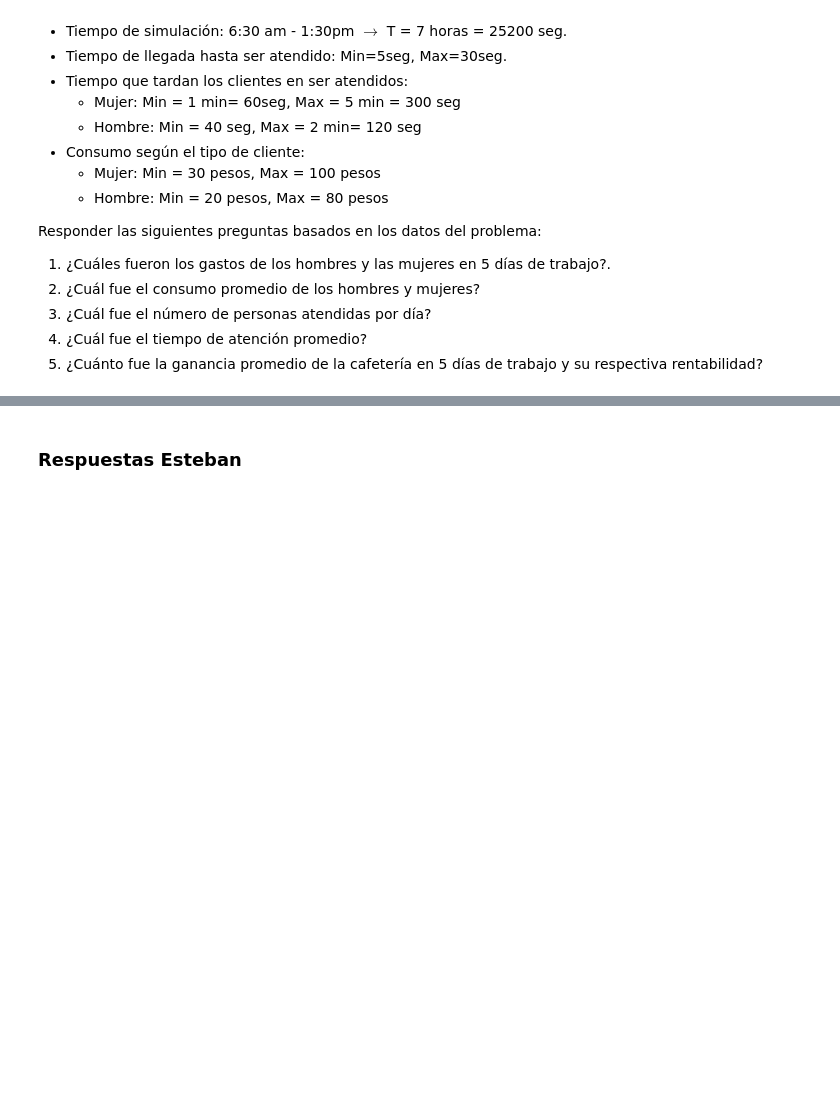
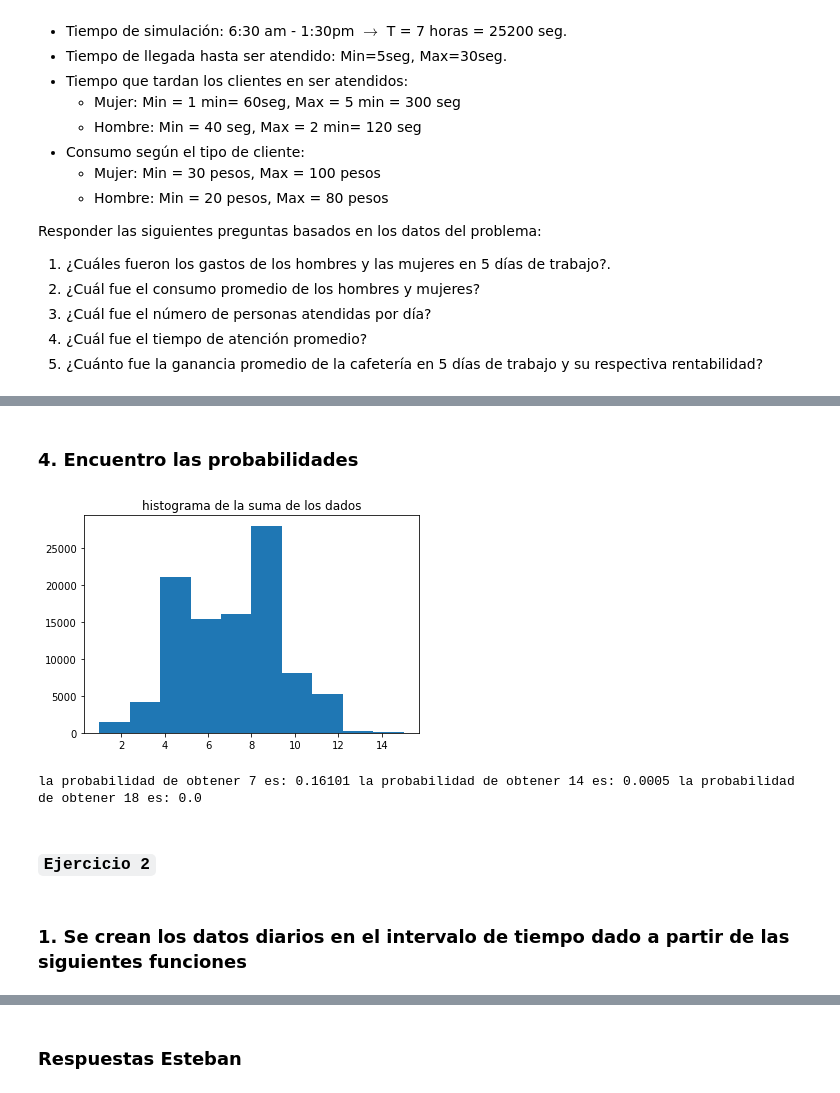
Before and after one commit to JuanPablo2019/Tarea4_SPF, a Jupyter notebook: Tarea4.ipynb, the cells around one changed output, grey strips where cells are left out. Cells and saved outputs as stored; diff of their text form; code cells hidden in the pictures; blank space fills up the shorter version.

Commit message:
ejercicios de  Juan Pablo

```diff
--- a/Tarea4.ipynb
+++ b/Tarea4.ipynb
@@ -74,0 +86,9 @@ C_hombre_min = 20; C_hombre_max = 80
+# %%
+def juego(N):
+    x = np.zeros((N,3))
+    def hist(i):
+        nonlocal x
+        x[i]=[np.random.randint(1,7,size=1,dtype=int),st.binom(n=5, p=0.5).rvs(size=1),st.binom(n=5, p=0.2).rvs(size=1)]
+
+    [hist(i) for i in range(N)]
+    return x
@@ -74,0 +97,3 @@ C_hombre_min = 20; C_hombre_max = 80
+# %%
+N = 100000
+matrix=juego(N)
@@ -74,0 +102,4 @@ C_hombre_min = 20; C_hombre_max = 80
+# %%
+df=pd.DataFrame(matrix)
+suma=df.sum(axis=1)
+suma
@@ -74,0 +119,17 @@ C_hombre_min = 20; C_hombre_max = 80
+# %% [markdown]
+### 4. Encuentro las probabilidades
+# %%
+plt.hist(suma)
+plt.title('histograma de la suma de los dados')
+plt.show()
+# %% [output]
+[figure, added]
+# %%
+c = Counter(suma)
+print('la probabilidad de obtener 7 es:',c[7]/N,'la probabilidad de obtener 14 es:',c[14]/N,'la probabilidad de obtener 18 es:',c[18]/N)
+# %% [output]
+la probabilidad de obtener 7 es: 0.16101 la probabilidad de obtener 14 es: 0.0005 la probabilidad de obtener 18 es: 0.0
+# %% [markdown]
+### `Ejercicio 2`
+# %% [markdown]
+### 1. Se crean los datos diarios en el intervalo de tiempo dado a partir de las siguientes funciones
```
Also changed, not shown: parts of 34 cells of this notebook.
